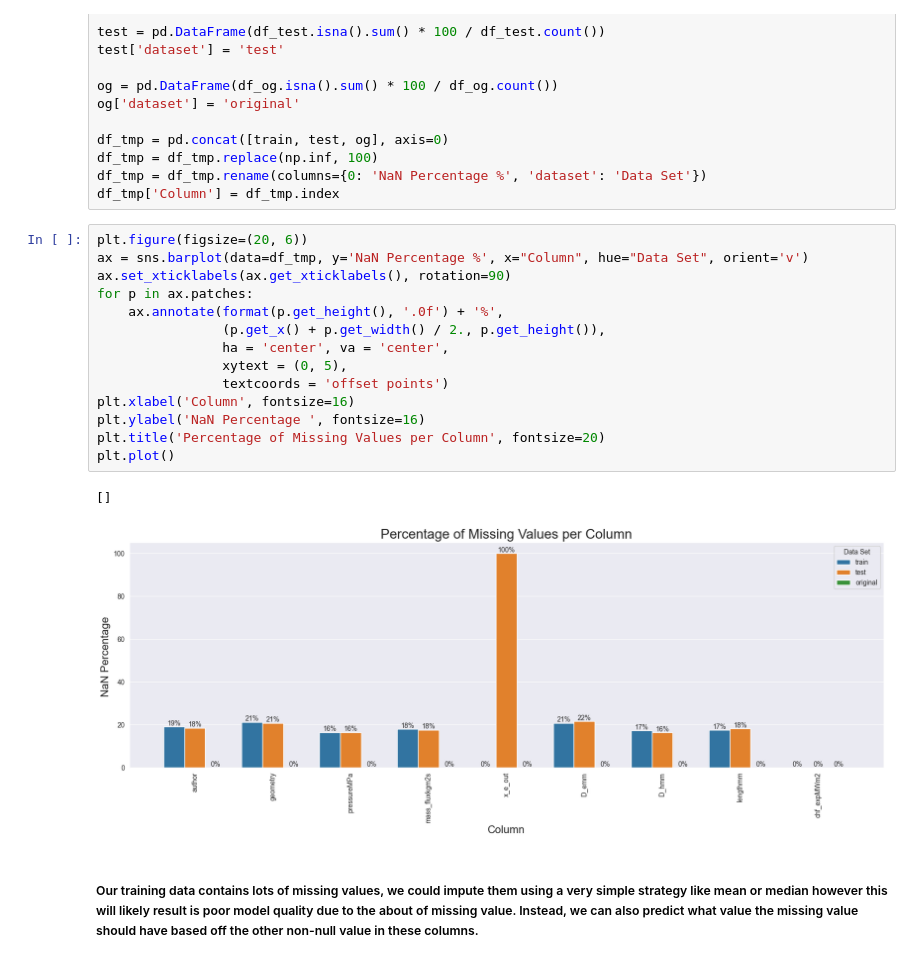
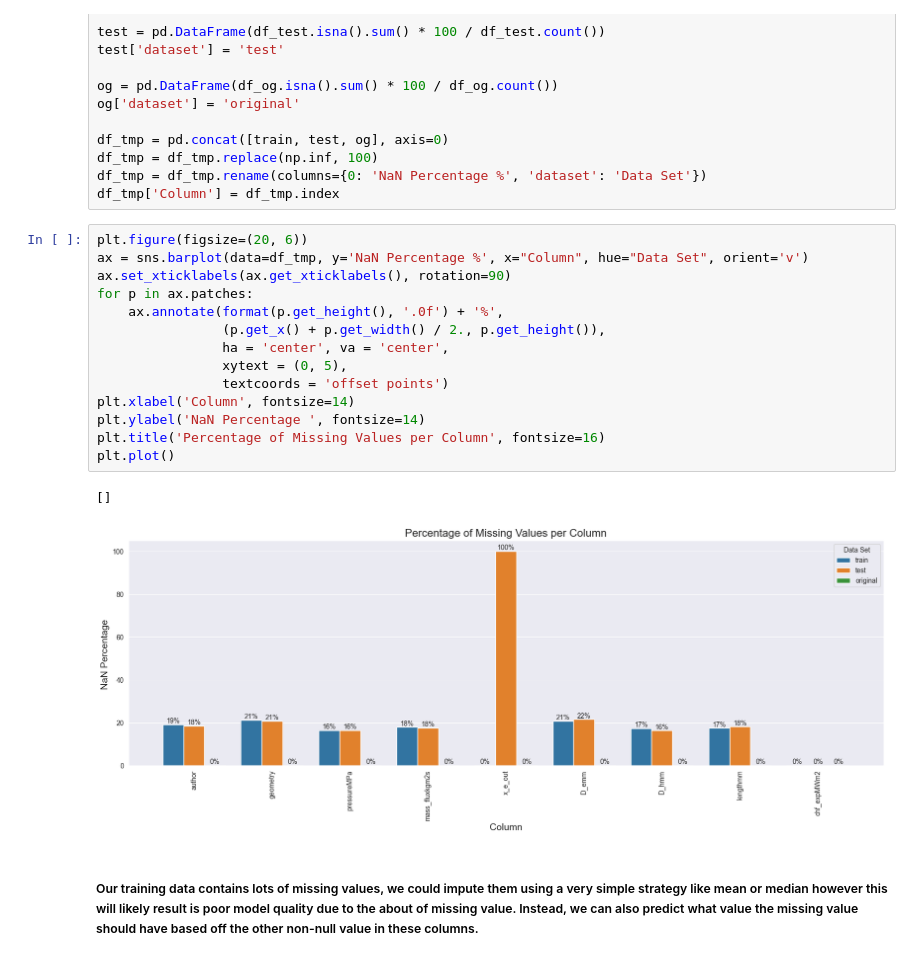
Before and after one commit to mnokno/FeatureImputationHeatFluxDataset, a Jupyter notebook: FeatureImputationHeatFluxDataset/src/FeatureImputationHeatFluxDataset.ipynb, the cells around one changed output. Drawn from its saved outputs; the diff is of its cells as text.

```diff
--- a/FeatureImputationHeatFluxDataset/src/FeatureImputationHeatFluxDataset.ipynb
+++ b/FeatureImputationHeatFluxDataset/src/FeatureImputationHeatFluxDataset.ipynb
@@ -85,20 +85,20 @@ df_tmp['Column'] = df_tmp.index
 # %%
 plt.figure(figsize=(20, 6))
 ax = sns.barplot(data=df_tmp, y='NaN Percentage %', x="Column", hue="Data Set", orient='v')
 ax.set_xticklabels(ax.get_xticklabels(), rotation=90)
 for p in ax.patches:
     ax.annotate(format(p.get_height(), '.0f') + '%',
                 (p.get_x() + p.get_width() / 2., p.get_height()),
                 ha = 'center', va = 'center',
                 xytext = (0, 5),
                 textcoords = 'offset points')
-plt.xlabel('Column', fontsize=16)
-plt.ylabel('NaN Percentage ', fontsize=16)
-plt.title('Percentage of Missing Values per Column', fontsize=20)
+plt.xlabel('Column', fontsize=14)
+plt.ylabel('NaN Percentage ', fontsize=14)
+plt.title('Percentage of Missing Values per Column', fontsize=16)
 plt.plot()
 # %% [output]
 []
-[figure, old version]
+[figure, new version]
 # %% [markdown]
 ##### Our training data contains lots of missing values, we could impute them using a very simple strategy like mean or median however this will likely result is poor model quality due to the about of missing value. Instead, we can also predict what value the missing value should have based off the other non-null value in these columns.
 # %%
```
Also changed, not shown: parts of 2 cells of this notebook.
